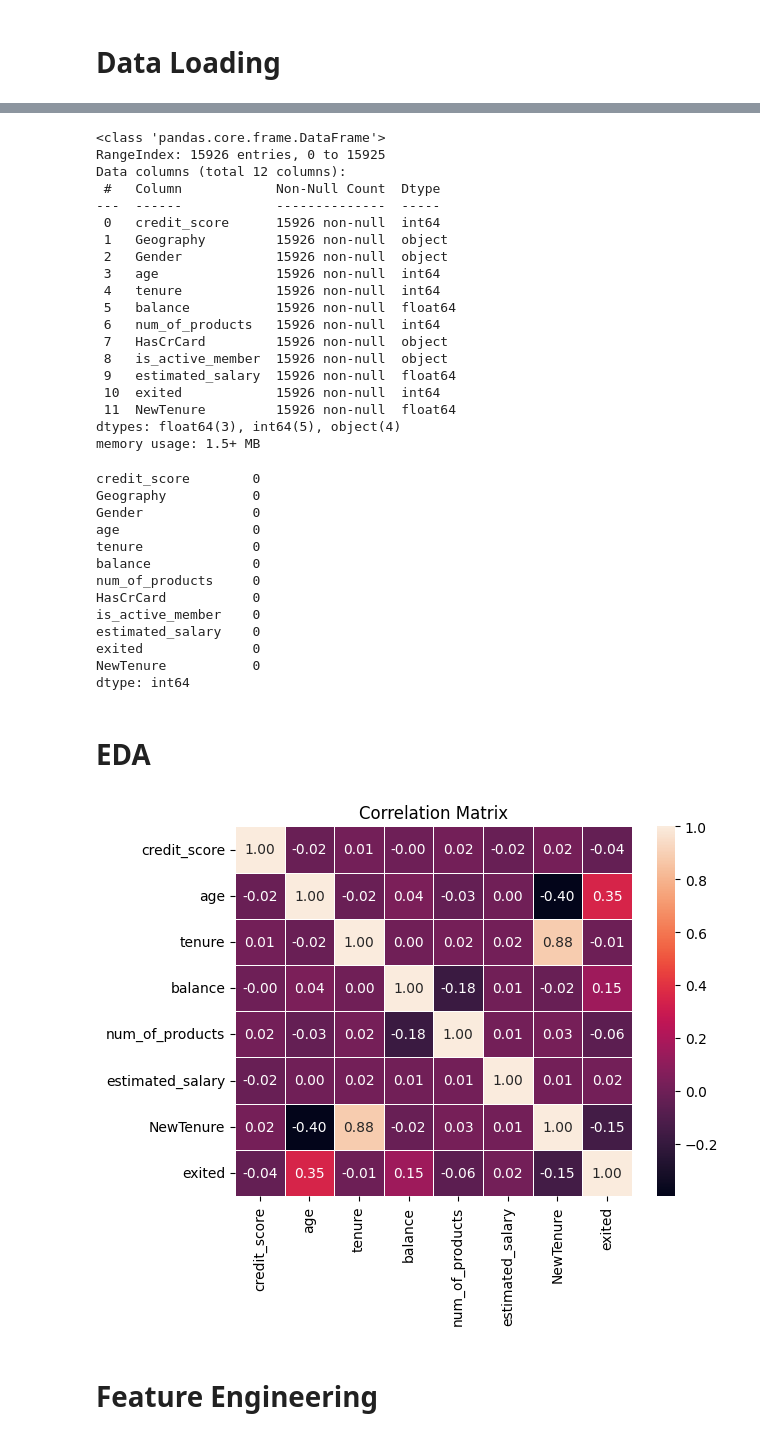
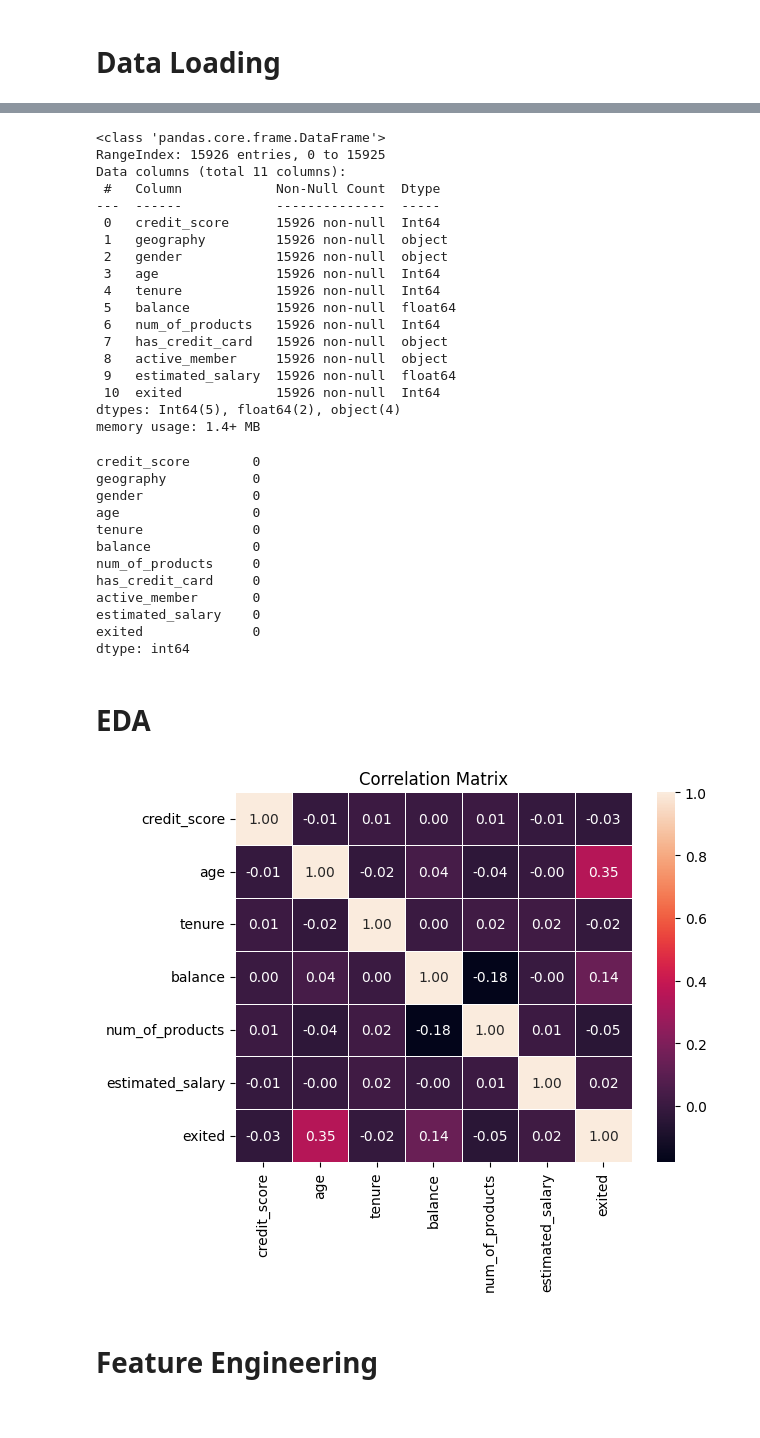
Before and after one commit to FTDS-assignment-bay/p2-final-project-ftds-026-rmt-group-002, a Jupyter notebook: Modelling/data_modelling.ipynb, the cells around one changed output, grey strips where cells are left out. Cells and saved outputs as stored; diff of their text form; code cells hidden in the pictures.

```diff
--- a/Modelling/data_modelling.ipynb
+++ b/Modelling/data_modelling.ipynb
@@ -27,5 +30,25 @@ import json
+# %%
+from google.oauth2 import service_account
+from google.cloud import bigquery
+
+# Authenticate using a service account key file
+credentials = service_account.Credentials.from_service_account_file(
+    'quixotic-booth-413509-c86c14cca6c7.json',
+    scopes=["https://www.googleapis.com/auth/cloud-platform"],
+)
+
+# Specify your project ID
+project_id_akun = "quixotic-booth-413509"
+
+# Create a BigQuery client object using the credentials and project ID
+client = bigquery.Client(credentials=credentials, project=project_id_akun)
+
+# Your query to fetch data from BigQuery
+query = '''
+SELECT * FROM `quixotic-booth-413509.destination.churn_clean`
+'''
+
+# Execute the query and convert the results to a pandas DataFrame
+df = client.query(query).to_dataframe()
 # %% [markdown]
 # Data Loading
-# %%
-df = pd.read_csv('data_clean_scientist.csv')
-df.head()
@@ -48,7 +73,5 @@ df.tail()
 # %%
-# Create a new column "NewTenure"
-df["NewTenure"] = df["tenure"] / df["age"]
-# Use pd.cut for "HasCrCard" column since values are not continuous
-df["HasCrCard"] = pd.cut(df["HasCrCard"], bins=2, labels=['no', 'yes']).astype(str)
-# Use pd.cut for "is_active_member" column since values are not continuous
-df["is_active_member"] = pd.cut(df["is_active_member"], bins=2, labels=['no', 'yes']).astype(str)
+# Use pd.cut for "has_credit_card" column since values are not continuous
+df["has_credit_card"] = pd.cut(df["has_credit_card"], bins=2, labels=['no', 'yes']).astype(str)
+# Use pd.cut for "active_member" column since values are not continuous
+df["active_member"] = pd.cut(df["active_member"], bins=2, labels=['no', 'yes']).astype(str)
@@ -55 +86,7 @@ df["is_active_member"] = pd.cut(df["is_active_member"], bins=2, labels=['no', 'y
+# %%
+ros = RandomOverSampler(sampling_strategy=1)
+x = df.drop(['exited'], axis=1)
+y = df[['exited']]
+x, y = ros.fit_resample(x, y)
+df = pd.concat([x, y], axis=1)
 # %%
@@ -64,55 +103,53 @@ df.info()
 # %% [output]
 <class 'pandas.core.frame.DataFrame'>
 RangeIndex: 15926 entries, 0 to 15925
-Data columns (total 12 columns):
+Data columns (total 11 columns):
  #   Column            Non-Null Count  Dtype
 ---  ------            --------------  -----
- 0   credit_score      15926 non-null  int64
- 1   Geography         15926 non-null  object
- 2   Gender            15926 non-null  object
- 3   age               15926 non-null  int64
- 4   tenure            15926 non-null  int64
+ 0   credit_score      15926 non-null  Int64
+ 1   geography         15926 non-null  object
+ 2   gender            15926 non-null  object
+ 3   age               15926 non-null  Int64
+ 4   tenure            15926 non-null  Int64
  5   balance           15926 non-null  float64
- 6   num_of_products   15926 non-null  int64
- 7   HasCrCard         15926 non-null  object
- 8   is_active_member  15926 non-null  object
+ 6   num_of_products   15926 non-null  Int64
+ 7   has_credit_card   15926 non-null  object
+ 8   active_member     15926 non-null  object
  9   estimated_salary  15926 non-null  float64
- 10  exited            15926 non-null  int64
- 11  NewTenure         15926 non-null  float64
-dtypes: float64(3), int64(5), object(4)
-memory usage: 1.5+ MB
+ 10  exited            15926 non-null  Int64
+dtypes: Int64(5), float64(2), object(4)
+memory usage: 1.4+ MB
 # %%
 # cek missing value
 df.isnull().sum()
 # %% [output]
 credit_score        0
-Geography           0
-Gender              0
+geography           0
+gender              0
 age                 0
 tenure              0
 balance             0
 num_of_products     0
-HasCrCard           0
-is_active_member    0
+has_credit_card     0
+active_member       0
 estimated_salary    0
 exited              0
-NewTenure           0
 dtype: int64
 # %% [markdown]
 # EDA
 # %%
 # list kolom yang akan diuji korelasinya
 cols = ['credit_score', 'age', 'tenure', 'balance',
-       'num_of_products', 'estimated_salary','NewTenure',
+       'num_of_products', 'estimated_salary',
        'exited' ]
 # plot korelasi setiap variable menggunakan heatmap
 sns.heatmap(df[cols].corr(), annot = True, fmt=".2f", linewidths=0.5)
 # Memberikan judul
 plt.title('Correlation Matrix')
 # menampilkan correlation matrix
 plt.show()
 # %% [output]
-[figure, old version]
+[figure, new version]
 # %% [markdown]
 # Feature Engineering
 # %%
```
Also changed, not shown: parts of 105 cells of this notebook.
